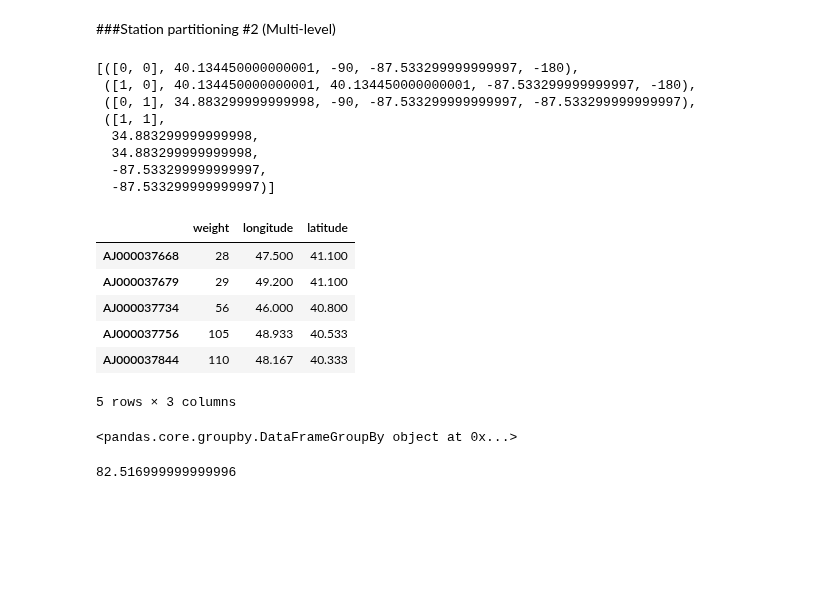
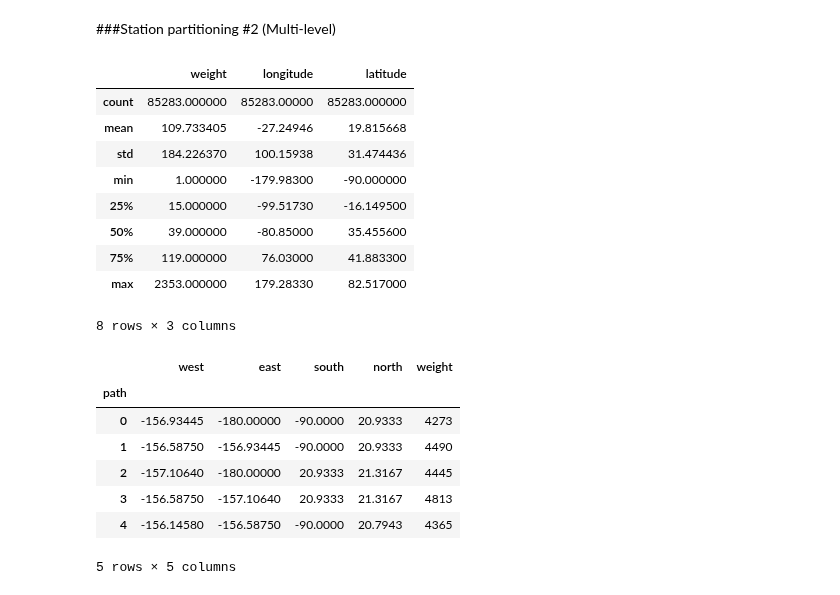
Before and after one commit to panagosg7/UCSD_BigData, a Jupyter notebook: notebooks/weather.mapreduce/Weather_01.ipynb, the cells around one changed output. Drawn from its saved outputs; the diff is of its cells as text; code cells hidden in the pictures; blank space fills up the shorter version.

```diff
--- a/notebooks/weather.mapreduce/Weather_01.ipynb
+++ b/notebooks/weather.mapreduce/Weather_01.ipynb
@@ -323,6 +323,19 @@ def create_group_info(levels):
     columns = ['west', 'east', 'south', 'north']
     index = range(0,2**levels)
     return pd.DataFrame(index=index, columns=columns)
+# %%
+stations.describe()
+# %% [output]
+|  | weight | longitude | latitude |
+| count | 85283.000000 | 85283.00000 | 85283.000000 |
+| mean | 109.733405 | -27.24946 | 19.815668 |
+| std | 184.226370 | 100.15938 | 31.474436 |
+| min | 1.000000 | -179.98300 | -90.000000 |
+| 25% | 15.000000 | -99.51730 | -16.149500 |
+| 50% | 39.000000 | -80.85000 | 35.455600 |
+| 75% | 119.000000 | 76.03000 | 41.883300 |
+| max | 2353.000000 | 179.28330 | 82.517000 |
+8 rows × 3 columns
 # %%
 class HierarchicalIndexing:
 
@@ -535,35 +561,15 @@ num_levels = 1
 # %%
+num_levels = 10
 hi = HierarchicalIndexing(stations, num_levels)
-
-grouped_stations = hi.getOutputDF()
-
-grouped_stations.head()
-
-hi.getGroups()
+groups = hi.getGroups()
-# %% [output]
-[([0, 0], 40.134450000000001, -90, -87.533299999999997, -180),
- ([1, 0], 40.134450000000001, 40.134450000000001, -87.533299999999997, -180),
- ([0, 1], 34.883299999999998, -90, -87.533299999999997, -87.533299999999997),
- ([1, 1],
-  34.883299999999998,
-  34.883299999999998,
-  -87.533299999999997,
-  -87.533299999999997)]
 # %%
-stations.head()
+groups.head()
 # %% [output]
-|  | weight | longitude | latitude |
-| AJ000037668 | 28 | 47.500 | 41.100 |
-| AJ000037679 | 29 | 49.200 | 41.100 |
-| AJ000037734 | 56 | 46.000 | 40.800 |
-| AJ000037756 | 105 | 48.933 | 40.533 |
-| AJ000037844 | 110 | 48.167 | 40.333 |
+|  | west | east | south | north | weight |
+| path |  |  |  |  |  |
+| 0 | -156.93445 | -180.00000 | -90.0000 | 20.9333 | 4273 |
+| 1 | -156.58750 | -156.93445 | -90.0000 | 20.9333 | 4490 |
+| 2 | -157.10640 | -180.00000 | 20.9333 | 21.3167 | 4445 |
+| 3 | -156.58750 | -157.10640 | 20.9333 | 21.3167 | 4813 |
+| 4 | -156.14580 | -156.58750 | -90.0000 | 20.7943 | 4365 |
-5 rows × 3 columns
+5 rows × 5 columns
-# %%
-grouped_stations.groupby(['g' + str(i) for i in range(0, num_levels+1)] + ['north','south','east','west'])
-# %% [output]
-<pandas.core.groupby.DataFrameGroupBy object at 0x...>
-# %%
-stations['latitude'].max()
-# %% [output]
-82.516999999999996
```
Also changed, not shown: parts of 8 cells of this notebook.
